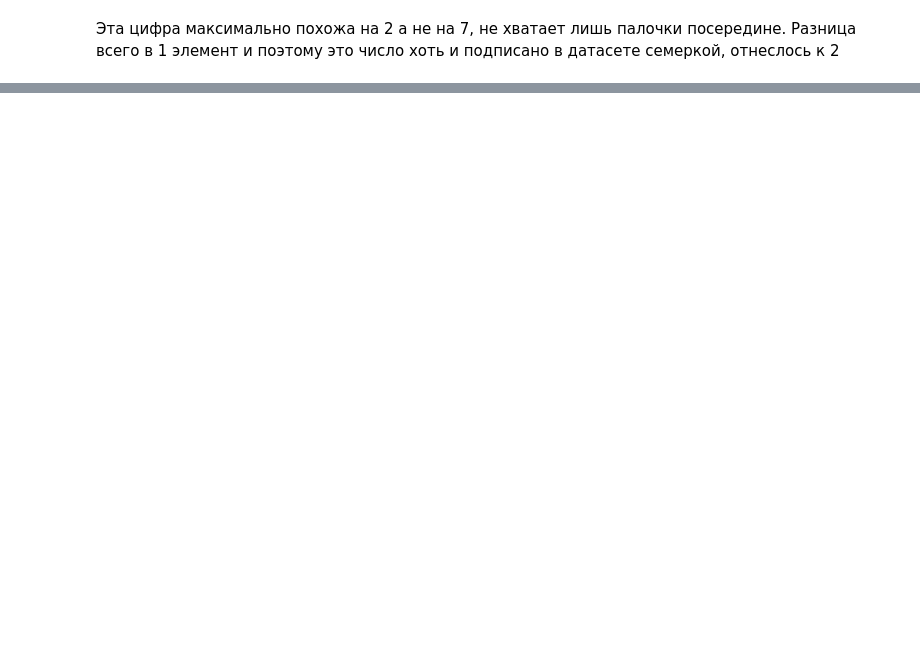
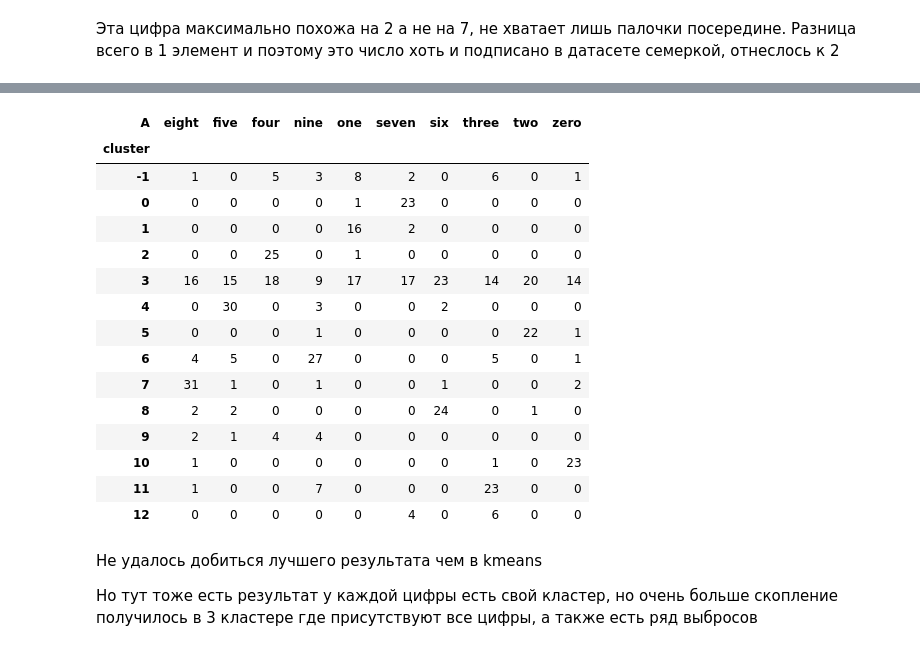
Before and after one commit to potyomin/DA_on_python_labs, a Jupyter notebook: notebooks/lab_1_3_2.ipynb, the cells around one changed output, grey strips where cells are left out. Cells and saved outputs as stored; diff of their text form; code cells hidden in the pictures; blank space fills up the shorter version.

```diff
--- a/notebooks/lab_1_3_2.ipynb
+++ b/notebooks/lab_1_3_2.ipynb
@@ -280,0 +298,26 @@ plt.show()
+# %%
+eps= [0.95, 1, 1.25, 1.5, 1.75, 2, 2.25, 2.5, 2.75, 3, 3.25, 3.5, 3.75, 4]
+min_samples = [2, 3, 4, 5, 10, 15, 20, 25]
+
+sil_avg = []
+max_value = [0, 0, 0, -1]
+# %%
+for i in range(len(eps)):
+    for j in range(len(min_samples)):
+
+        db = DBSCAN(min_samples = min_samples[j], eps =eps[i]).fit(X_DBS)
+
+        labels = db.labels_
+
+        n_clusters_ = len(set(labels)) - (1 if -1 in labels else 0)
+
+        if n_clusters_ > 1:
+            silhouette_avg = metrics.silhouette_score(X_DBS, labels)
+            if silhouette_avg > max_value[3]:
+                max_value=(eps[i], min_samples[j], n_clusters_, silhouette_avg)
+            sil_avg.append(silhouette_avg)
+
+print("epsilon=", max_value[0],
+      "\nmin_sample=", max_value[1],
+      "\nnumber of clusters=", max_value[2],
+      "\naverage silhouette score= %.4f" % max_value[3])
@@ -280,0 +329,7 @@ plt.show()
+# %%
+dbscan = DBSCAN(eps=max_value[0], metric='euclidean', min_samples=max_value[1], algorithm= 'brute')
+
+dbscan.fit(X_DBS)
+
+unique, counts = np.unique(dbscan.labels_, return_counts=True)
+print(np.asarray((unique, counts)).T)
@@ -280,0 +354,9 @@ plt.show()
+# %%
+dbscan_1 = DBSCAN(eps=1.1, metric='euclidean', min_samples=15, algorithm= 'brute')
+dbscan_1.fit(X_DBS)
+
+unique, counts = np.unique(dbscan_1.labels_, return_counts=True)
+print(np.asarray((unique, counts)).T)
+
+X_DBS['cluster'] = dbscan_1.labels_
+X_DBS.groupby('cluster').mean()
@@ -280,0 +392,24 @@ plt.show()
+# %%
+ct = pd.crosstab(X_DBS["cluster"], Y_DBS)
+ct
+# %% [output]
+| A | eight | five | four | nine | one | seven | six | three | two | zero |
+| cluster |  |  |  |  |  |  |  |  |  |  |
+| -1 | 1 | 0 | 5 | 3 | 8 | 2 | 0 | 6 | 0 | 1 |
+| 0 | 0 | 0 | 0 | 0 | 1 | 23 | 0 | 0 | 0 | 0 |
+| 1 | 0 | 0 | 0 | 0 | 16 | 2 | 0 | 0 | 0 | 0 |
+| 2 | 0 | 0 | 25 | 0 | 1 | 0 | 0 | 0 | 0 | 0 |
+| 3 | 16 | 15 | 18 | 9 | 17 | 17 | 23 | 14 | 20 | 14 |
+| 4 | 0 | 30 | 0 | 3 | 0 | 0 | 2 | 0 | 0 | 0 |
+| 5 | 0 | 0 | 0 | 1 | 0 | 0 | 0 | 0 | 22 | 1 |
+| 6 | 4 | 5 | 0 | 27 | 0 | 0 | 0 | 5 | 0 | 1 |
+| 7 | 31 | 1 | 0 | 1 | 0 | 0 | 1 | 0 | 0 | 2 |
+| 8 | 2 | 2 | 0 | 0 | 0 | 0 | 24 | 0 | 1 | 0 |
+| 9 | 2 | 1 | 4 | 4 | 0 | 0 | 0 | 0 | 0 | 0 |
+| 10 | 1 | 0 | 0 | 0 | 0 | 0 | 0 | 1 | 0 | 23 |
+| 11 | 1 | 0 | 0 | 7 | 0 | 0 | 0 | 23 | 0 | 0 |
+| 12 | 0 | 0 | 0 | 0 | 0 | 4 | 0 | 6 | 0 | 0 |
+# %% [markdown]
+Не удалось добиться лучшего результата чем в kmeans
+
+Но тут тоже есть результат у каждой цифры есть свой кластер, но очень больше скопление получилось в 3 кластере где присутствуют все цифры, а также есть ряд выбросов
```
Also changed, not shown: parts of 7 cells of this notebook.
